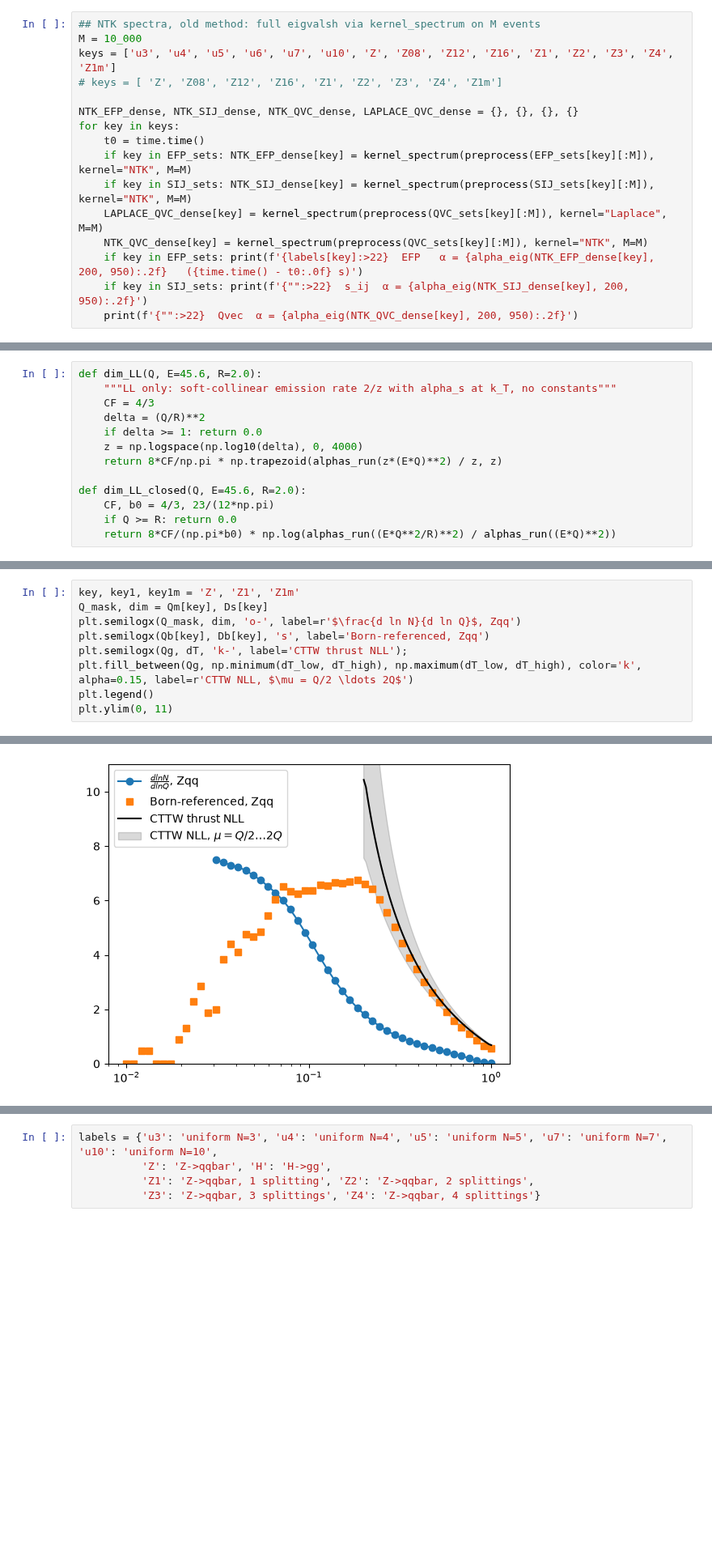
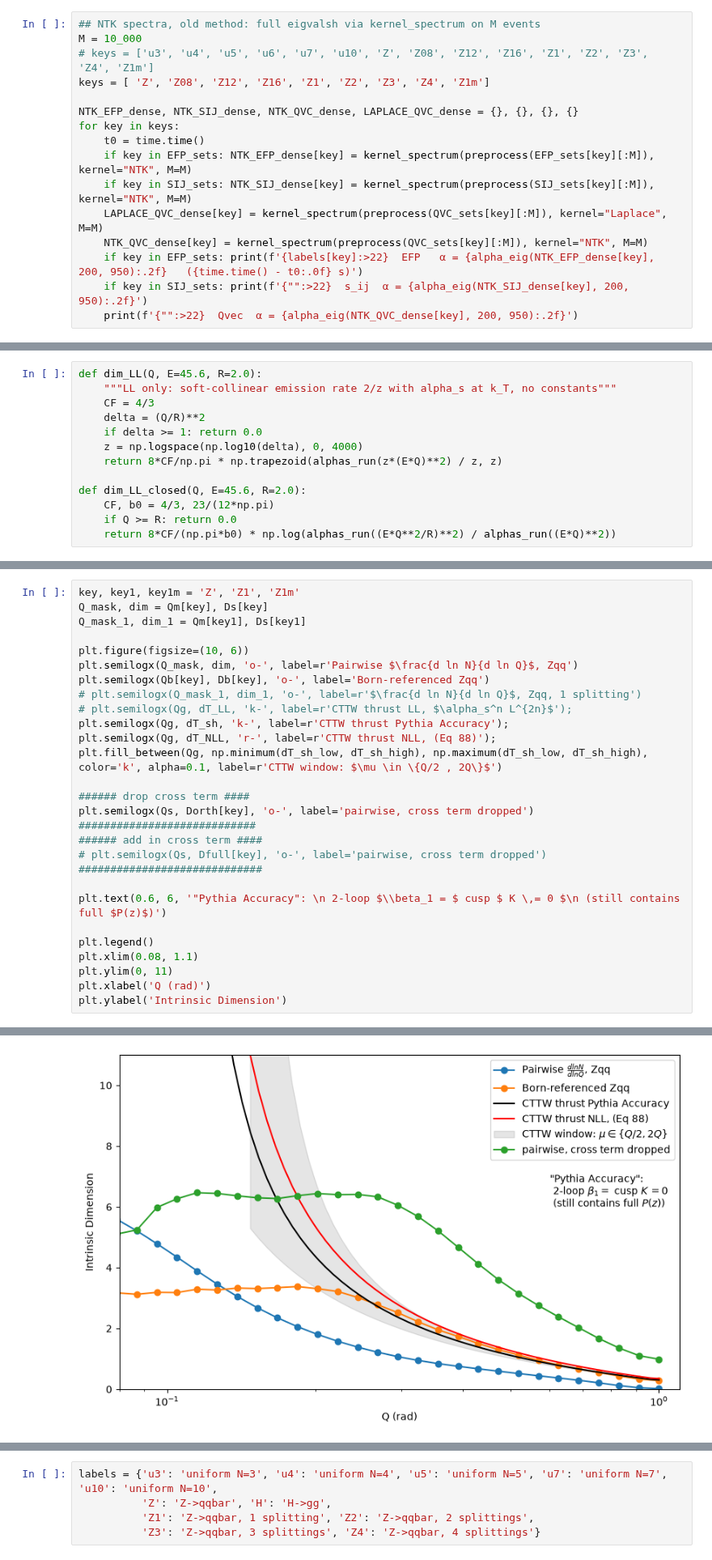
Before and after one commit to ykahn/Jet-Scaling-Laws, a Jupyter notebook: StevensCode/Pythia_EFP_NTK.ipynb, the cells around one changed output, grey strips where cells are left out. Shown at 81% size. Saved outputs shown, nothing was run; the diff lists cells and outputs as text; blank space fills up the shorter version.

Commit message:
Cross-terms seem important

```diff
--- a/StevensCode/Pythia_EFP_NTK.ipynb
+++ b/StevensCode/Pythia_EFP_NTK.ipynb
@@ -215,8 +226,8 @@ def alpha_eig(ev, lo=20, hi=400):
 # %%
 ## NTK spectra, old method: full eigvalsh via kernel_spectrum on M events
 M = 10_000
-keys = ['u3', 'u4', 'u5', 'u6', 'u7', 'u10', 'Z', 'Z08', 'Z12', 'Z16', 'Z1', 'Z2', 'Z3', 'Z4', 'Z1m']
-# keys = [ 'Z', 'Z08', 'Z12', 'Z16', 'Z1', 'Z2', 'Z3', 'Z4', 'Z1m']
+# keys = ['u3', 'u4', 'u5', 'u6', 'u7', 'u10', 'Z', 'Z08', 'Z12', 'Z16', 'Z1', 'Z2', 'Z3', 'Z4', 'Z1m']
+keys = [ 'Z', 'Z08', 'Z12', 'Z16', 'Z1', 'Z2', 'Z3', 'Z4', 'Z1m']
 
 NTK_EFP_dense, NTK_SIJ_dense, NTK_QVC_dense, LAPLACE_QVC_dense = {}, {}, {}, {}
 for key in keys:
@@ -651,10 +674,29 @@ dT_low, dT_high  = dim(lnR_T(tau, xmu=0.5)),  dim(lnR_T(tau, xmu=2))
 # %%
 key, key1, key1m = 'Z', 'Z1', 'Z1m'
 Q_mask, dim = Qm[key], Ds[key]
-plt.semilogx(Q_mask, dim, 'o-', label=r'$\frac{d ln N}{d ln Q}$, Zqq')
-plt.semilogx(Qb[key], Db[key], 's', label='Born-referenced, Zqq')
-plt.semilogx(Qg, dT, 'k-', label='CTTW thrust NLL');
-plt.fill_between(Qg, np.minimum(dT_low, dT_high), np.maximum(dT_low, dT_high), color='k', alpha=0.15, label=r'CTTW NLL, $\mu = Q/2 \ldots 2Q$')
+Q_mask_1, dim_1 = Qm[key1], Ds[key1]
+
+plt.figure(figsize=(10, 6))
+plt.semilogx(Q_mask, dim, 'o-', label=r'Pairwise $\frac{d ln N}{d ln Q}$, Zqq')
+plt.semilogx(Qb[key], Db[key], 'o-', label='Born-referenced Zqq')
+# plt.semilogx(Q_mask_1, dim_1, 'o-', label=r'$\frac{d ln N}{d ln Q}$, Zqq, 1 splitting')
+# plt.semilogx(Qg, dT_LL, 'k-', label=r'CTTW thrust LL, $\alpha_s^n L^{2n}$');
+plt.semilogx(Qg, dT_sh, 'k-', label=r'CTTW thrust Pythia Accuracy');
+plt.semilogx(Qg, dT_NLL, 'r-', label=r'CTTW thrust NLL, (Eq 88)');
+plt.fill_between(Qg, np.minimum(dT_sh_low, dT_sh_high), np.maximum(dT_sh_low, dT_sh_high), color='k', alpha=0.1, label=r'CTTW window: $\mu \in \{Q/2 , 2Q\}$')
+
+###### drop cross term ####
+plt.semilogx(Qs, Dorth[key], 'o-', label='pairwise, cross term dropped')
+############################
+###### add in cross term ####
+# plt.semilogx(Qs, Dfull[key], 'o-', label='pairwise, cross term dropped')
+#############################
+
+plt.text(0.6, 6, '"Pythia Accuracy": \n 2-loop $\\beta_1 = $ cusp $ K \,= 0 $\n (still contains full $P(z)$)')
+
 plt.legend()
+plt.xlim(0.08, 1.1)
 plt.ylim(0, 11)
+plt.xlabel('Q (rad)')
+plt.ylabel('Intrinsic Dimension')
 # %% [output]
@@ -662 +704 @@ plt.ylim(0, 11)
-[figure, old version]
+[figure, new version]
```
Also changed, not shown: parts of 19 cells of this notebook, 1 other file.
